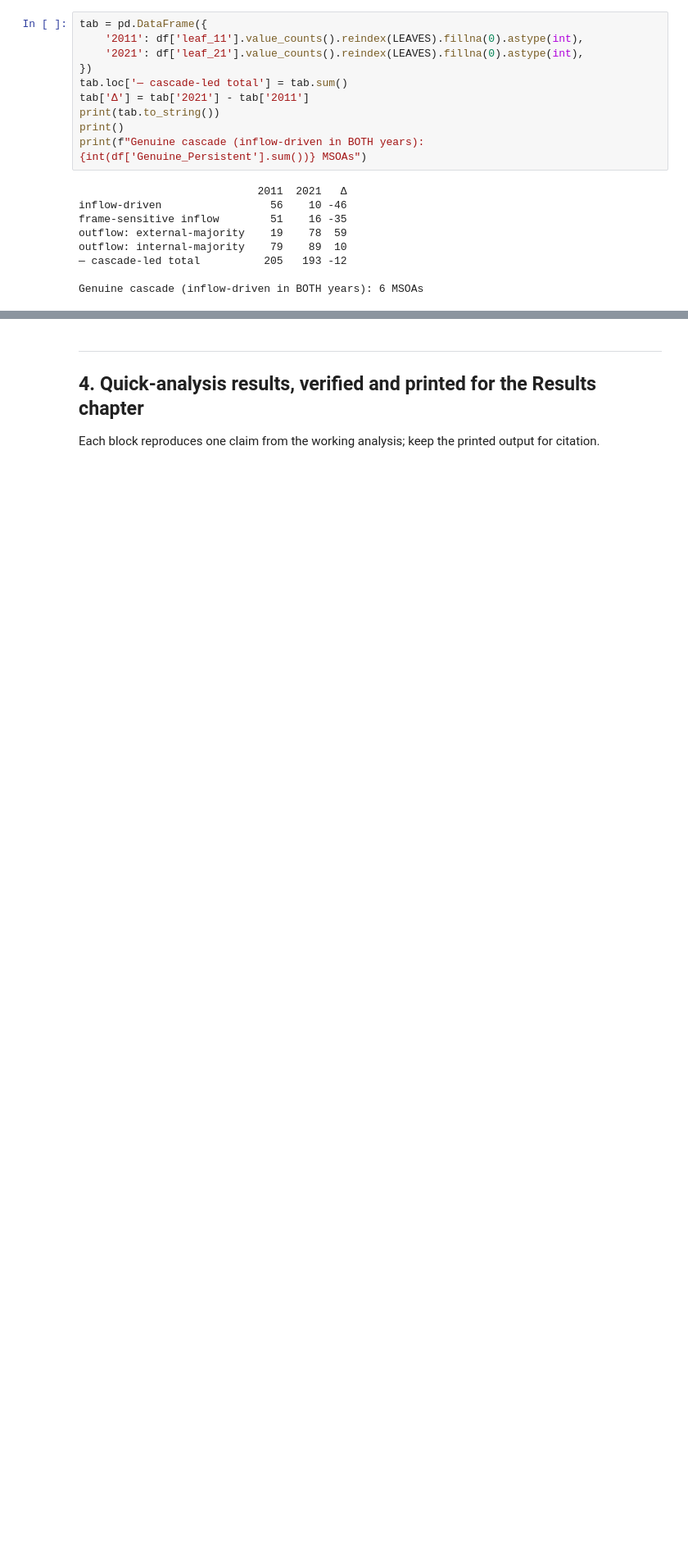
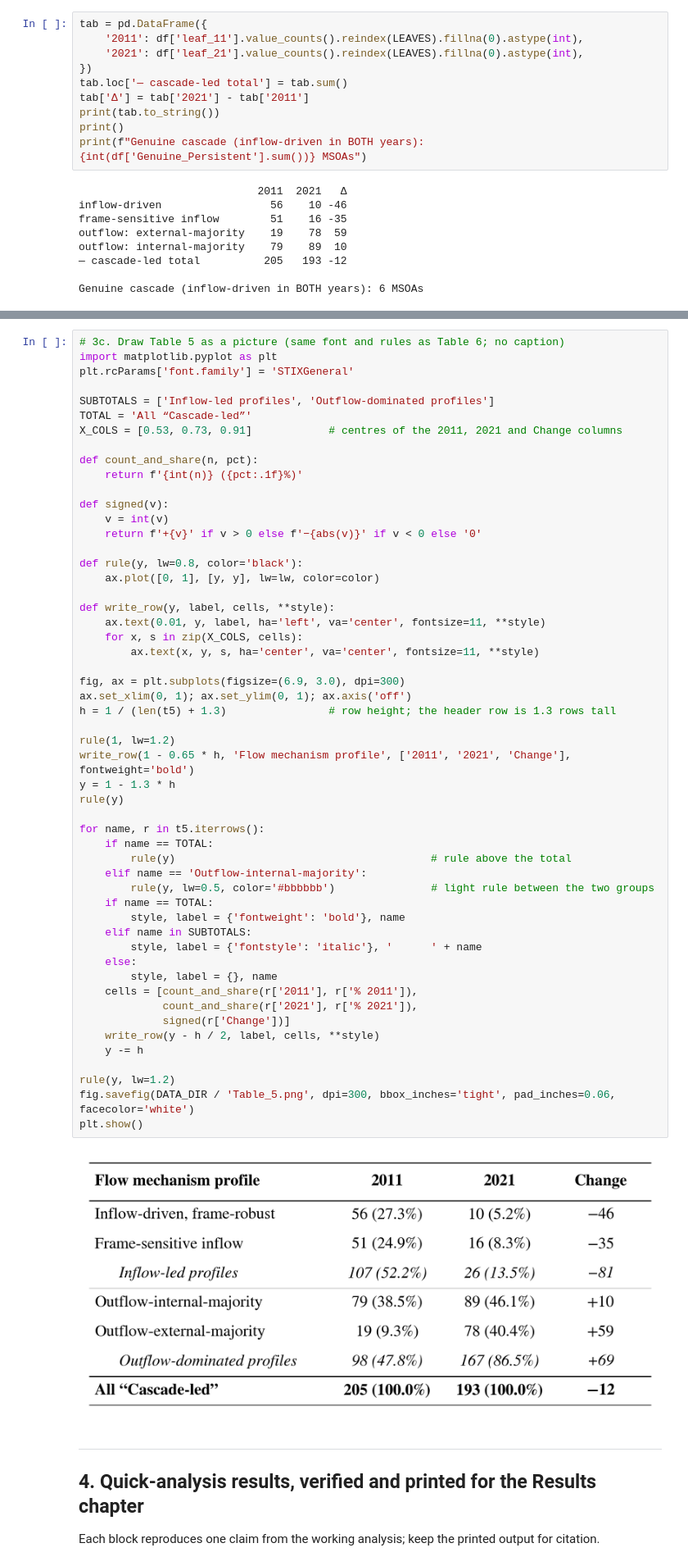
Before and after one commit to yxing82/dissertation-manuscript-replication, a Jupyter notebook: scripts/eda_6_mechanism_tree.ipynb, the cells around one changed output, grey strips where cells are left out. Shown at 82% size. Cells and saved outputs as stored; diff of their text form; blank space fills up the shorter version.

Commit message:
update in eda 6 - table 5 - generate from code

```diff
--- a/scripts/eda_6_mechanism_tree.ipynb
+++ b/scripts/eda_6_mechanism_tree.ipynb
@@ -351,3 +387,58 @@ Genuine cascade (inflow-driven in BOTH years): 6 MSOAs
+# %%
+# 3c. Draw Table 5 as a picture (same font and rules as Table 6; no caption)
+import matplotlib.pyplot as plt
+plt.rcParams['font.family'] = 'STIXGeneral'
+
+SUBTOTALS = ['Inflow-led profiles', 'Outflow-dominated profiles']
+TOTAL = 'All “Cascade-led”'
+X_COLS = [0.53, 0.73, 0.91]            # centres of the 2011, 2021 and Change columns
+
+def count_and_share(n, pct):
+    return f'{int(n)} ({pct:.1f}%)'
+
+def signed(v):
+    v = int(v)
+    return f'+{v}' if v > 0 else f'−{abs(v)}' if v < 0 else '0'
+
+def rule(y, lw=0.8, color='black'):
+    ax.plot([0, 1], [y, y], lw=lw, color=color)
+
+def write_row(y, label, cells, **style):
+    ax.text(0.01, y, label, ha='left', va='center', fontsize=11, **style)
+    for x, s in zip(X_COLS, cells):
+        ax.text(x, y, s, ha='center', va='center', fontsize=11, **style)
+
+fig, ax = plt.subplots(figsize=(6.9, 3.0), dpi=300)
+ax.set_xlim(0, 1); ax.set_ylim(0, 1); ax.axis('off')
+h = 1 / (len(t5) + 1.3)                # row height; the header row is 1.3 rows tall
+
+rule(1, lw=1.2)
+write_row(1 - 0.65 * h, 'Flow mechanism profile', ['2011', '2021', 'Change'], fontweight='bold')
+y = 1 - 1.3 * h
+rule(y)
+
+for name, r in t5.iterrows():
+    if name == TOTAL:
+        rule(y)                                        # rule above the total
+    elif name == 'Outflow-internal-majority':
+        rule(y, lw=0.5, color='#bbbbbb')               # light rule between the two groups
+    if name == TOTAL:
+        style, label = {'fontweight': 'bold'}, name
+    elif name in SUBTOTALS:
+        style, label = {'fontstyle': 'italic'}, '      ' + name
+    else:
+        style, label = {}, name
+    cells = [count_and_share(r['2011'], r['% 2011']),
+             count_and_share(r['2021'], r['% 2021']),
+             signed(r['Change'])]
+    write_row(y - h / 2, label, cells, **style)
+    y -= h
+
+rule(y, lw=1.2)
+fig.savefig(DATA_DIR / 'Table_5.png', dpi=300, bbox_inches='tight', pad_inches=0.06, facecolor='white')
+plt.show()
+# %% [output]
+[figure, added]
 # %% [markdown]
 ---
 ## 4. Quick-analysis results, verified and printed for the Results chapter
```
Also changed, not shown: parts of 1 cell of this notebook.
